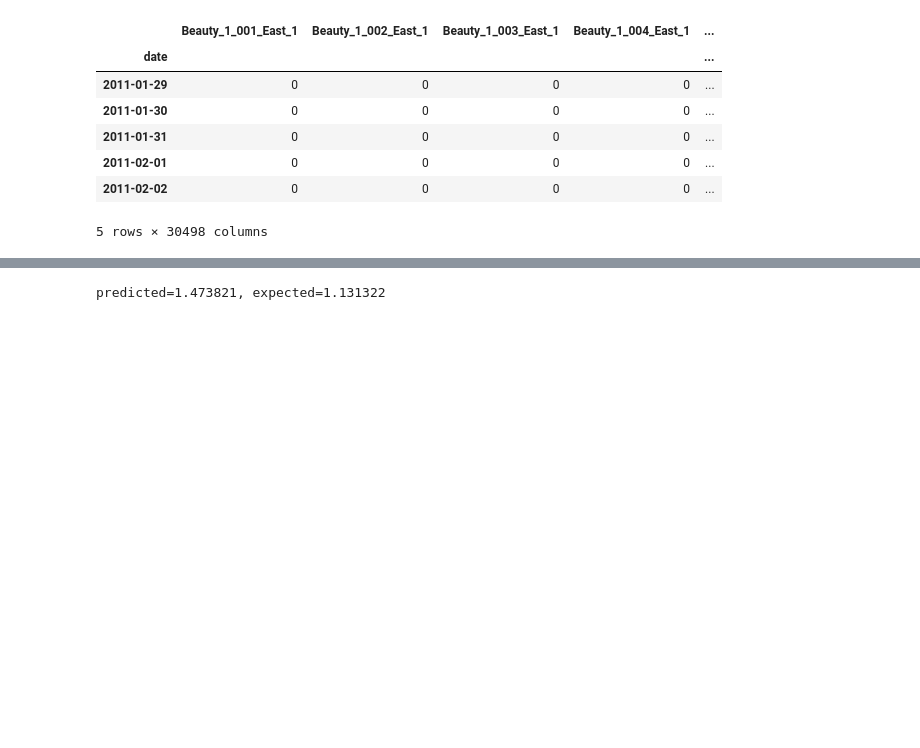
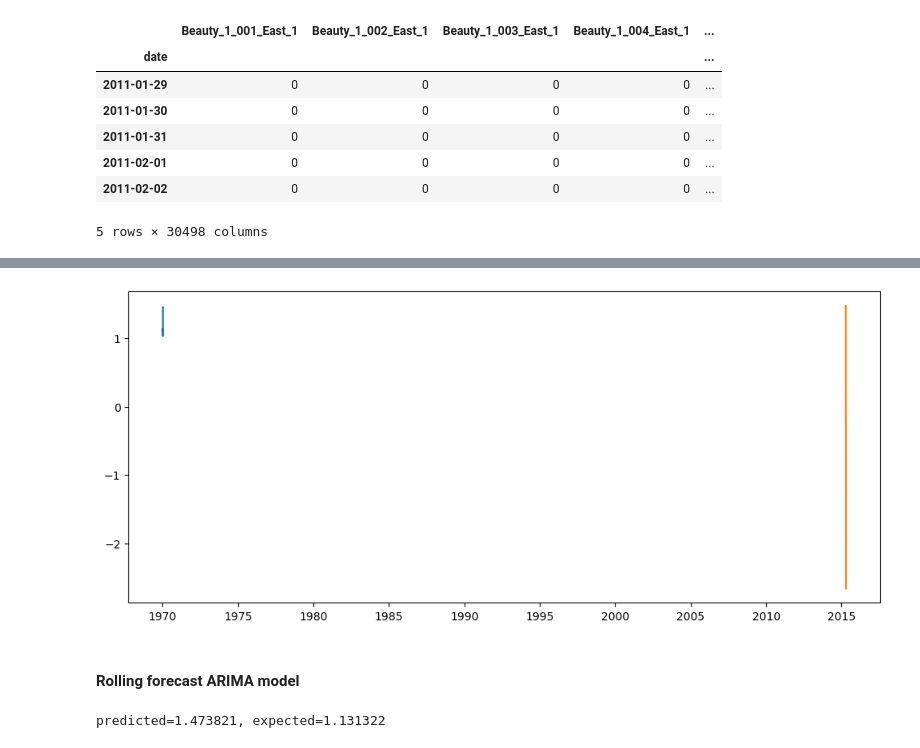
Before and after one commit to TristanKoh/ads-final-project, a Jupyter notebook: code/modelling.ipynb, the cells around one changed output, grey strips where cells are left out. Cells and saved outputs as stored; diff of their text form; code cells hidden in the pictures; blank space fills up the shorter version.

```diff
--- a/code/modelling.ipynb
+++ b/code/modelling.ipynb
@@ -95,0 +160,17 @@ predictions = list()
+# %%
+# Set number of days to forecast into the future
+n = 7
+
+# Split into test and train
+size = int(len(x) * 0.8)
+x_train, x_test = x[0:size], x[size:size+n]
+
+# Build Model
+model = ARIMA(x_train, order=(4, 7, 5))
+fitted = model.fit()
+
+# Forecast n days ahead
+fc = fitted.forecast(n)
+
+# Make as pandas series
+fc_series = pd.Series(fc, index=df_items_temp["avg_items_sold"][size:size+n].index)
@@ -96 +197,11 @@ predictions = list()
+# %%
+plt.figure(figsize=(12,5), dpi=100)
+# plt.plot(x_train, label='training')
+plt.plot(x_test, label='actual')
+plt.plot(fc_series, label='forecast')
+plt.show()
+# %% [output]
+[figure, added]
+# %% [markdown]
+#### Rolling forecast ARIMA model
 # %%
```
Also changed, not shown: parts of 14 cells of this notebook.
